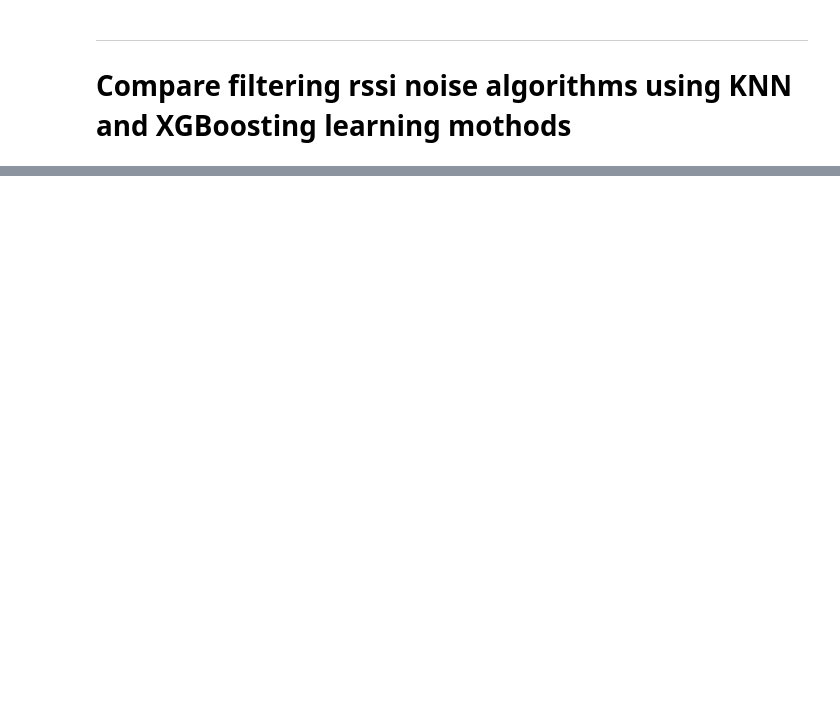
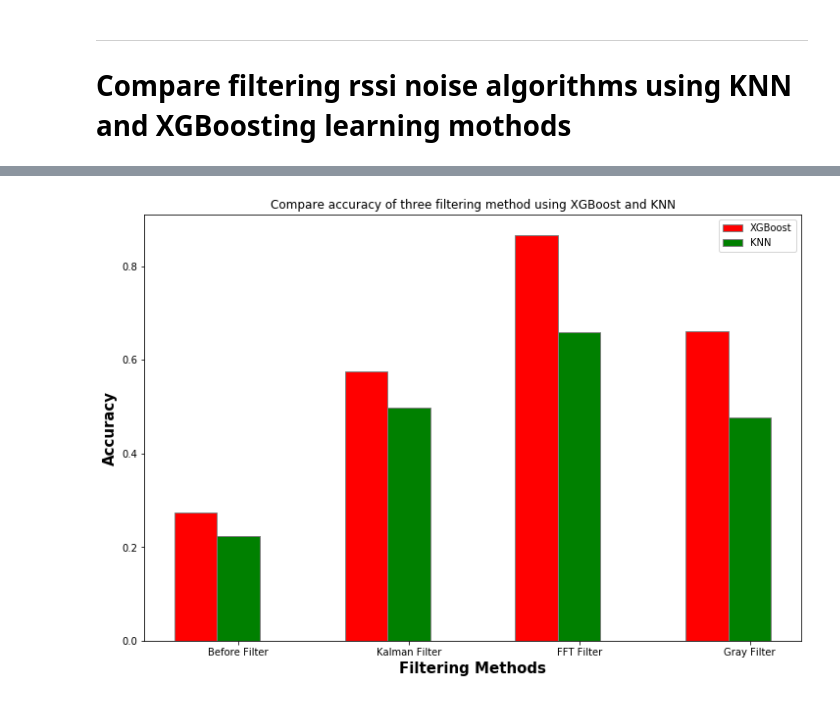
Before and after one commit to JaberBabaki/Indoor-Localization-with-ML, a Jupyter notebook: Scripts/2_Supervised_Learning_Methods/Supervised_Learning_Algorithms.ipynb, the cells around one changed output, grey strips where cells are left out. Cells and saved outputs as stored; diff of their text form; code cells hidden in the pictures; blank space fills up the shorter version.

Commit message:
Learning methods have been updated.

```diff
--- a/Scripts/2_Supervised_Learning_Methods/Supervised_Learning_Algorithms.ipynb
+++ b/Scripts/2_Supervised_Learning_Methods/Supervised_Learning_Algorithms.ipynb
@@ -797,26 +772,27 @@ ________________________________________________________________________________
 import matplotlib.pyplot as plt
 random_state = 0
 
-df = pd.read_csv('Data/BLE_rssi_Before_Filter_Grid_1.5m_2.5m.csv')
+
+df = pd.read_csv('Data/BLE_rssi_Before_Filter_Grid_1.5m_1.25m.csv')
 df.sample(frac=1)
 
-df_0 = pd.read_csv('Data/BLE_rssi_after_Kalman_Filter_Grid_1.5m_2.5m.csv')
+df_0 = pd.read_csv('Data/BLE_rssi_after_Kalman_Filter_Grid_1.5m_1.25m.csv')
 df_0.sample(frac=1)
 
-df_1 = pd.read_csv('Data/BLE_rssi_after_FFT_Filter_Grid_1.5m_2.5m.csv')
+df_1 = pd.read_csv('Data/BLE_rssi_after_FFT_Filter_Grid_1.5m_1.25m.csv')
 df_1.sample(frac=1)
 
-df_2 = pd.read_csv('Data/BLE_rssi_after_Gray_Filter_Grid_1.5m_2.5m.csv')
+df_2 = pd.read_csv('Data/BLE_rssi_after_Gray_Filter_Grid_1.5m_1.25m.csv')
 df_2.sample(frac=1)
 
-df_3 = pd.read_csv('Data/BLE_rssi_after_Particle_Filter_Grid_1.5m_2.5m.csv')
-df_3.sample(frac=1)
+# df_3 = pd.read_csv('Data/BLE_rssi_after_Particle_Filter_Grid_1.5m_1.25m.csv')
+# df_3.sample(frac=1)
 
 X = df[['beacon' + str(i) for i in range(1, 6)]]
 Y = df['location']
 
-X_0 = df[['beacon' + str(i) for i in range(1, 6)]]
-Y_0 = df['location']
+X_0 = df_0[['beacon' + str(i) for i in range(1, 6)]]
+Y_0 = df_0['location']
 
 X_1 = df_1[['beacon' + str(i) for i in range(1, 6)]]
 Y_1 = df_1['location']
@@ -824,8 +800,8 @@ Y_1 = df_1['location']
 X_2 = df_2[['beacon' + str(i) for i in range(1, 6)]]
 Y_2 = df_2['location']
 
-X_3 = df_3[['beacon' + str(i) for i in range(1, 6)]]
-Y_3 = df_3['location']
+# X_3 = df_3[['beacon' + str(i) for i in range(1, 6)]]
+# Y_3 = df_3['location']
 
 X_train, X_test, y_train, y_test = \
     train_test_split(X, Y, test_size=0.3, stratify=Y,
@@ -843,37 +819,68 @@ X_train_2, X_test_2, y_train_2, y_test_2 = \
     train_test_split(X_2, Y_2, test_size=0.3, stratify=Y_2,
                      random_state=random_state)
 
-X_train_3, X_test_3, y_train_3, y_test_3 = \
-    train_test_split(X_3, Y_3, test_size=0.3, stratify=Y_3,
-                     random_state=random_state)
+# X_train_3, X_test_3, y_train_3, y_test_3 = \
+#     train_test_split(X_3, Y_3, test_size=0.3, stratify=Y_3,
+#                      random_state=random_state)
 
 
 # For df :
 XGBoost_y_pred, XGBoost_accuracy = XGBoost(X, Y, X_train, X_test, y_train, y_test)
-# KNN_y_pred, KNN_accuracy, num_of_k_neighbors = KNN(X, Y, X_train, X_test, y_train, y_test)
+KNN_y_pred, KNN_accuracy, num_of_k_neighbors = KNN(X, Y, X_train, X_test, y_train, y_test)
+print('KNN_accuracy')
+print(KNN_accuracy)
+print('******************************************************')
 
 # For df_0 :
 XGBoost_y_pred, XGBoost_accuracy_0 = XGBoost(X_0, Y_0, X_train_0, X_test_0, y_train_0, y_test_0)
-# KNN_y_pred, KNN_accuracy_0, num_of_k_neighbors = KNN(X_0, Y_0, X_train_0, X_test_0, y_train_0, y_test_0)
+KNN_y_pred, KNN_accuracy_0, num_of_k_neighbors = KNN(X_0, Y_0, X_train_0, X_test_0, y_train_0, y_test_0)
+print('KNN_accuracy 0 ')
+print(KNN_accuracy_0)
+print('******************************************************')
+
 
 # For df_1 :
 XGBoost_y_pred, XGBoost_accuracy_1 = XGBoost(X_1, Y_1, X_train_1, X_test_1, y_train_1, y_test_1)
-# KNN_y_pred, KNN_accuracy_1, num_of_k_neighbors = KNN(X_1, Y_1, X_train_1, X_test_1, y_train_1, y_test_1)
+KNN_y_pred, KNN_accuracy_1, num_of_k_neighbors = KNN(X_1, Y_1, X_train_1, X_test_1, y_train_1, y_test_1)
+print('KNN_accuracy 1 ')
+print(KNN_accuracy_1)
+print('******************************************************')
+
 
 # For df_2 :
 XGBoost_y_pred, XGBoost_accuracy_2 = XGBoost(X_2, Y_2, X_train_2, X_test_2, y_train_2, y_test_2)
-# KNN_y_pred, KNN_accuracy_2, num_of_k_neighbors = KNN(X_2, Y_2, X_train_2, X_test_2, y_train_2, y_test_2)
-
-# For df_3 :
-XGBoost_y_pred, XGBoost_accuracy_3 = XGBoost(X_3, Y_3, X_train_3, X_test_3, y_train_3, y_test_3)
-# KNN_y_pred, KNN_accuracy_3, num_of_k_neighbors = KNN(X_3, Y_3, X_train_3, X_test_3, y_train_3, y_test_3)
+KNN_y_pred, KNN_accuracy_2, num_of_k_neighbors = KNN(X_2, Y_2, X_train_2, X_test_2, y_train_2, y_test_2)
+print('KNN_accuracy 2 ')
+print(KNN_accuracy_2)
+print('******************************************************')
 
 
+# # For df_3 :
+# XGBoost_y_pred, XGBoost_accuracy_3 = XGBoost(X_3, Y_3, X_train_3, X_test_3, y_train_3, y_test_3)
+# # KNN_y_pred, KNN_accuracy_3, num_of_k_neighbors = KNN(X_3, Y_3, X_train_3, X_test_3, y_train_3, y_test_3)
 
-fig = plt.figure()
-ax = fig.add_axes([0,0,1,1])
-langs = ['Before Filter', 'Kalman Filter', 'FFT Filter', 'Gray Filter', 'Particle Filter']
-students = [XGBoost_accuracy,XGBoost_accuracy_0,XGBoost_accuracy_1,XGBoost_accuracy_2,XGBoost_accuracy_3]
-ax.bar(langs,students)
+
+# plot data
+barWidth = 0.25
+fig = plt.subplots(figsize =(12, 8))
+XGBoost_list = [XGBoost_accuracy,XGBoost_accuracy_0,XGBoost_accuracy_1,XGBoost_accuracy_2]
+KNN_list = [KNN_accuracy,KNN_accuracy_0,KNN_accuracy_1,KNN_accuracy_2]
+# Set position of bar on X axis
+br1 = np.arange(len(XGBoost_list))
+br2 = [x + barWidth for x in br1]
+plt.bar(br1, XGBoost_list, color ='r', width = barWidth,
+        edgecolor ='grey', label ='XGBoost')
+plt.bar(br2, KNN_list, color ='g', width = barWidth,
+        edgecolor ='grey', label ='KNN')
+plt.xlabel('Filtering Methods', fontweight ='bold', fontsize = 15)
+plt.ylabel('Accuracy', fontweight ='bold', fontsize = 15)
+plt.xticks([r + barWidth for r in range(len(XGBoost_list))],
+        ['Before Filter', 'Kalman Filter', 'FFT Filter', 'Gray Filter'])
+
+plt.legend()
+plt.title('Compare accuracy of three filtering method using XGBoost and KNN')
 plt.show()
+
+print(XGBoost_accuracy_1)
+print(KNN_accuracy_1)
 # %% [output]
@@ -883,0 +903 @@ plt.show()
+[figure, new version]
```
Also changed, not shown: parts of 15 cells of this notebook, 7 other files.
